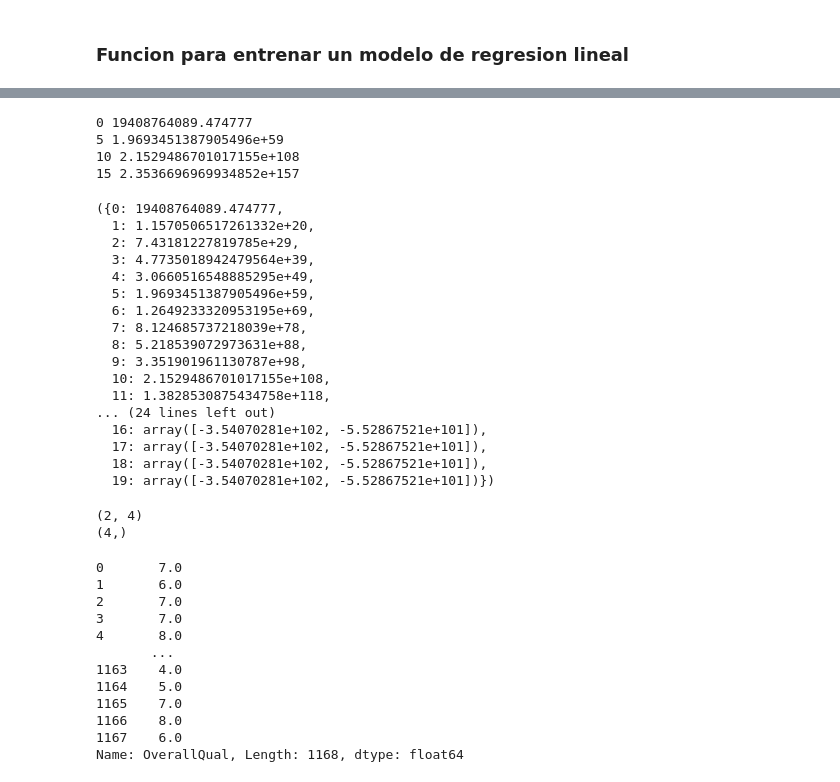
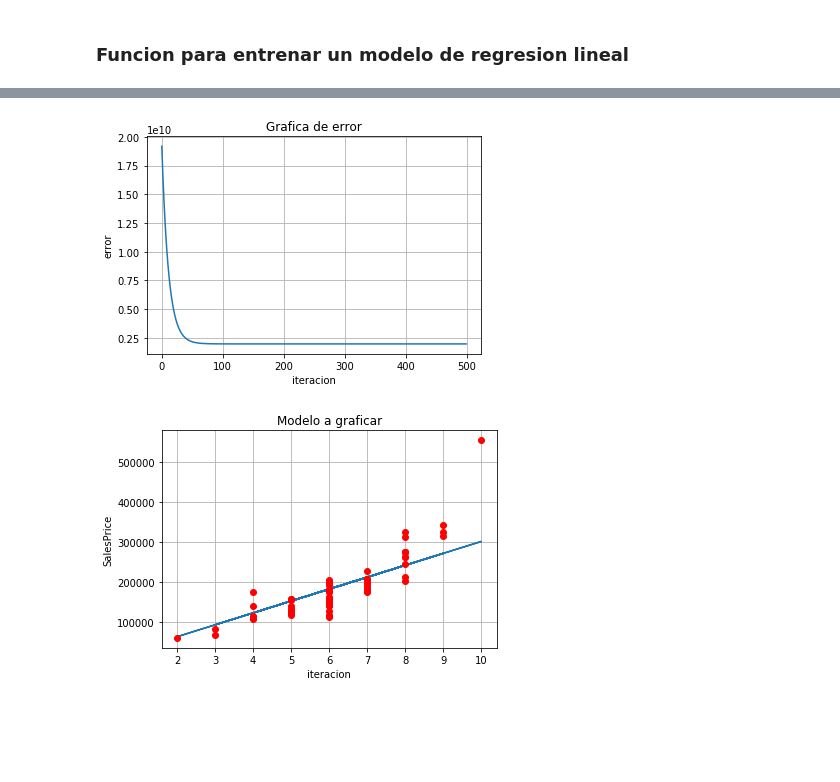
Before and after one commit to rub3ng0nzalez/MSDegree, a Jupyter notebook: Ciencia de datos en Python/proyecto_data/Proyecto-Ruben_Gonzalez.ipynb, the cells around one changed output, grey strips where cells are left out. Saved outputs shown, nothing was run; the diff lists cells and outputs as text; code cells hidden in the pictures; blank space fills up the shorter version.

```diff
--- a/Ciencia de datos en Python/proyecto_data/Proyecto-Ruben_Gonzalez.ipynb
+++ b/Ciencia de datos en Python/proyecto_data/Proyecto-Ruben_Gonzalez.ipynb
@@ -164,0 +230,2 @@ def fentrena(x,y,epochs,imprimir_error_cada,lr):
+# %%
+derrores1stFlrSF,dmodelo1stFlrSF= fentrena(trainingdata['1stFlrSF'],trainingdata['SalePrice'],500,16,0.00000003)
@@ -164,0 +250,4 @@ def fentrena(x,y,epochs,imprimir_error_cada,lr):
+# %%
+graficarerror(derrores1stFlrSF)
+# %% [output]
+[figure, added]
@@ -165,49 +278,4 @@ def fentrena(x,y,epochs,imprimir_error_cada,lr):
 # %%
-fentrena(trainingdata['OverallQual'],trainingdata['SalePrice'],20,5,2000)
+graficarmodelo(trainingdata['OverallQual'],trainingdata['SalePrice'],dmodeloOverallQual,20)
 # %% [output]
-0 19408764089.474777
-5 1.9693451387905496e+59
-10 2.1529486701017155e+108
-15 2.3536696969934852e+157
-({0: 19408764089.474777,
-  1: 1.1570506517261332e+20,
-  2: 7.43181227819785e+29,
-  3: 4.7735018942479564e+39,
-  4: 3.0660516548885295e+49,
-  5: 1.9693451387905496e+59,
-  6: 1.2649233320953195e+69,
-  7: 8.124685737218039e+78,
-  8: 5.218539072973631e+88,
-  9: 3.351901961130787e+98,
-  10: 2.1529486701017155e+108,
-  11: 1.3828530875434758e+118,
-... (24 lines left out)
-  16: array([-3.54070281e+102, -5.52867521e+101]),
-  17: array([-3.54070281e+102, -5.52867521e+101]),
-  18: array([-3.54070281e+102, -5.52867521e+101]),
-  19: array([-3.54070281e+102, -5.52867521e+101])})
+[figure, added]
-# %%
-df = pd.DataFrame([[0, 1, -2, -1], [1, 1, 1, 1]])
-s = pd.Series([1, 1, 2, 1])
-yhat=df.dot(s)
-print(df.shape)
-print(s.shape)
--1187942.54160959
-# %% [output]
-(2, 4)
-(4,)
-# %%
-trainingdata['OverallQual']
-# %% [output]
-0       7.0
-1       6.0
-2       7.0
-3       7.0
-4       8.0
-       ...
-1163    4.0
-1164    5.0
-1165    7.0
-1166    8.0
-1167    6.0
-Name: OverallQual, Length: 1168, dtype: float64
```
Also changed, not shown: parts of 11 cells of this notebook.
